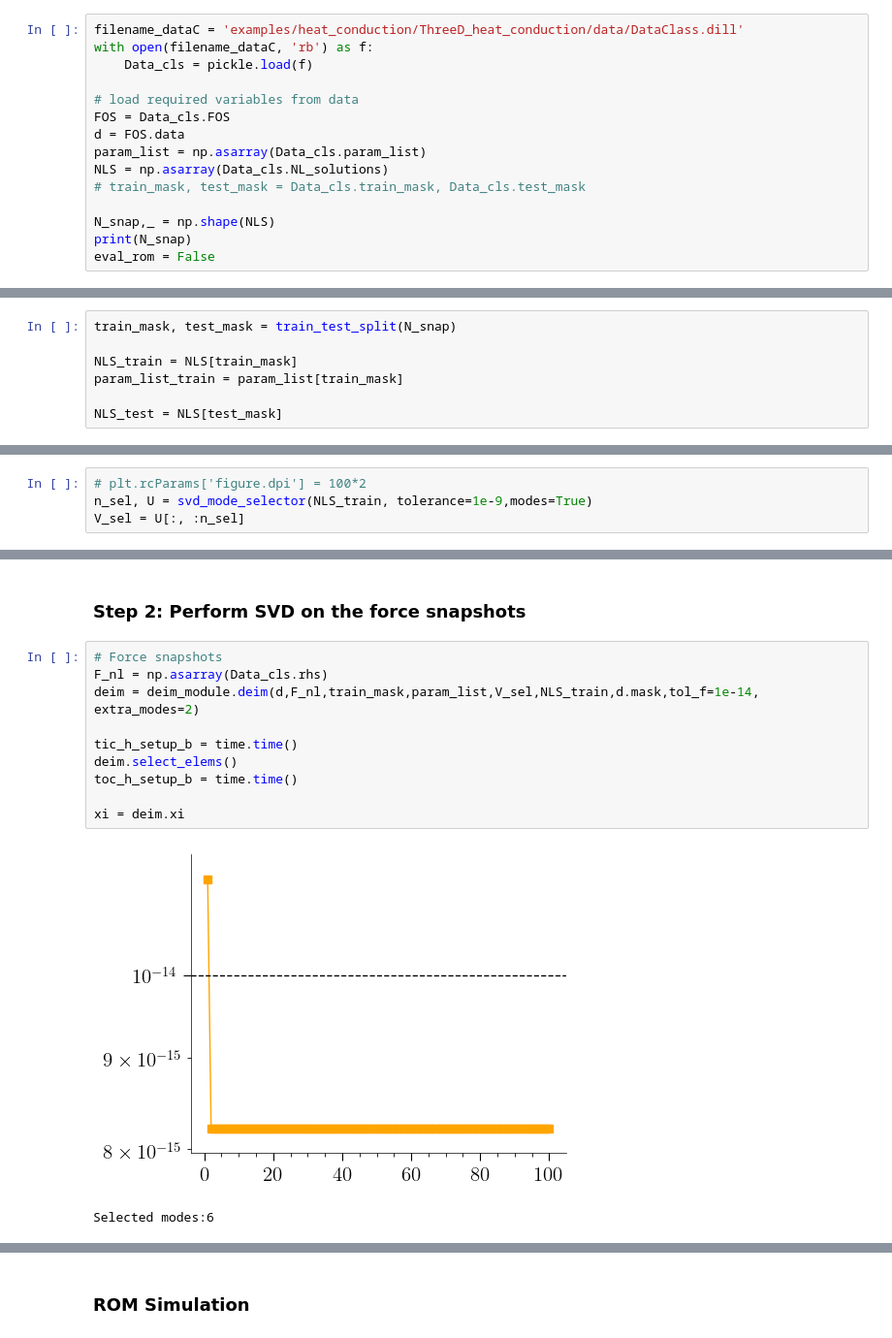
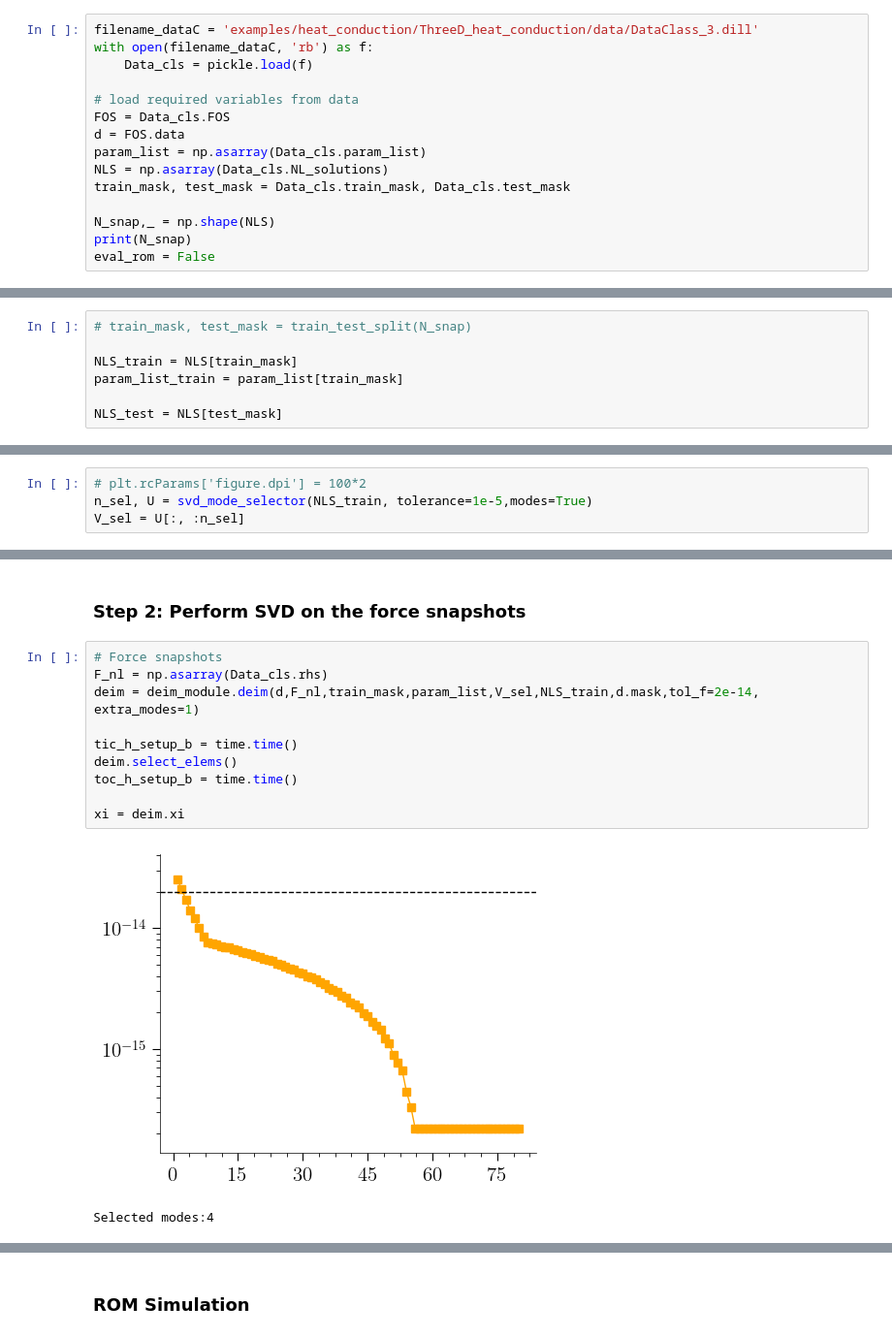
Before and after one commit to TAMIDS-HYPERREDUCTION/pyhyperrom, a Jupyter notebook: pyHyperRom/examples/heat_conduction/ThreeD_heat_conduction/FEM_3D_deim.ipynb, the cells around one changed output, grey strips where cells are left out. Shown at 97% size. Cells and saved outputs as stored; diff of their text form.

```diff
--- a/pyHyperRom/examples/heat_conduction/ThreeD_heat_conduction/FEM_3D_deim.ipynb
+++ b/pyHyperRom/examples/heat_conduction/ThreeD_heat_conduction/FEM_3D_deim.ipynb
@@ -21,7 +21,7 @@ from importlib import reload
 # %% [markdown]
 ### Load data
 # %%
-filename_dataC = 'examples/heat_conduction/ThreeD_heat_conduction/data/DataClass.dill'
+filename_dataC = 'examples/heat_conduction/ThreeD_heat_conduction/data/DataClass_3.dill'
 with open(filename_dataC, 'rb') as f:
     Data_cls = pickle.load(f)
 
@@ -30,7 +30,7 @@ FOS = Data_cls.FOS
 d = FOS.data
 param_list = np.asarray(Data_cls.param_list)
 NLS = np.asarray(Data_cls.NL_solutions)
-# train_mask, test_mask = Data_cls.train_mask, Data_cls.test_mask
+train_mask, test_mask = Data_cls.train_mask, Data_cls.test_mask
 
 N_snap,_ = np.shape(NLS)
 print(N_snap)
@@ -52,7 +52,7 @@ plt.show()
 # %% [markdown]
 ### Train-Test split
 # %%
-train_mask, test_mask = train_test_split(N_snap)
+# train_mask, test_mask = train_test_split(N_snap)
 
 NLS_train = NLS[train_mask]
 param_list_train = param_list[train_mask]
@@ -63,6 +63,6 @@ NLS_test = NLS[test_mask]
 #### Step 1: Perform SVD on the snapshots (calculate $\mathbb{V}(=\mathbb{W}$)):
 # %%
 # plt.rcParams['figure.dpi'] = 100*2
-n_sel, U = svd_mode_selector(NLS_train, tolerance=1e-9,modes=True)
+n_sel, U = svd_mode_selector(NLS_train, tolerance=1e-5,modes=True)
 V_sel = U[:, :n_sel]
 # %% [output]
@@ -76,16 +76,16 @@ Number of modes selected: 8
 # %%
 # Force snapshots
 F_nl = np.asarray(Data_cls.rhs)
-deim = deim_module.deim(d,F_nl,train_mask,param_list,V_sel,NLS_train,d.mask,tol_f=1e-14, extra_modes=2)
+deim = deim_module.deim(d,F_nl,train_mask,param_list,V_sel,NLS_train,d.mask,tol_f=2e-14, extra_modes=1)
 
 tic_h_setup_b = time.time()
 deim.select_elems()
 toc_h_setup_b = time.time()
 
 xi = deim.xi
 # %% [output]
-[figure, old version]
+[figure, new version]
-Selected modes:6
+Selected modes:4
 # %%
 plot(0,0,0,0).element3D((d.ncells[0],d.ncells[1],d.ncells[2]), xi, FOS)
 print(f"Fraction of total elements active in the ROM: {len(xi[xi>0])*100/len(xi)}%")
```
Also changed, not shown: parts of 7 cells of this notebook, 3 other files.
